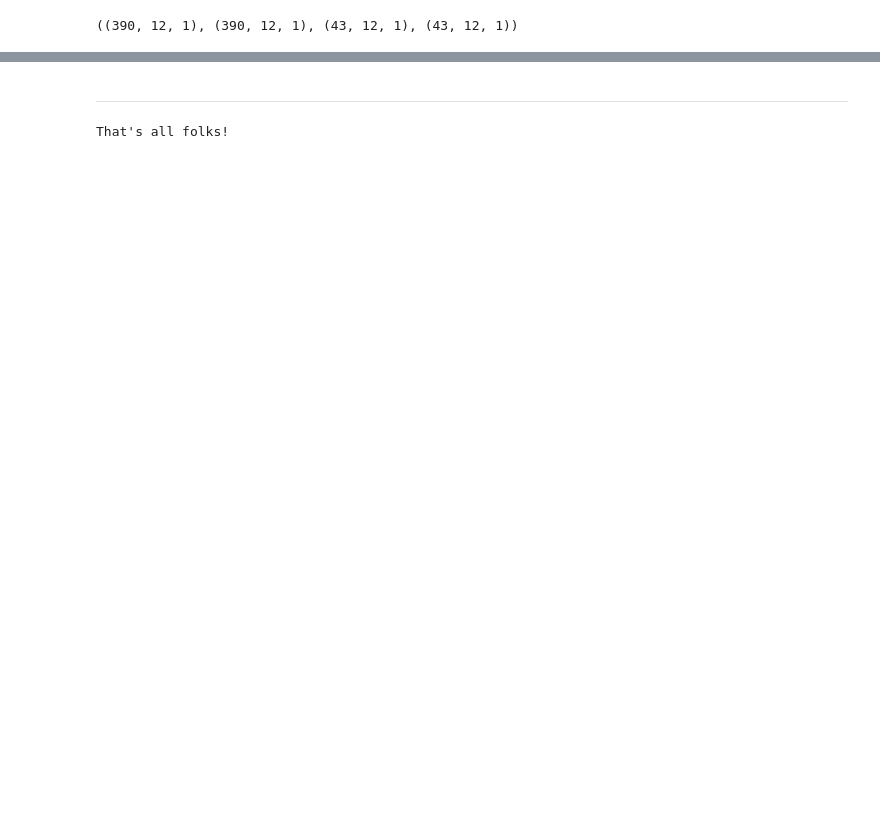
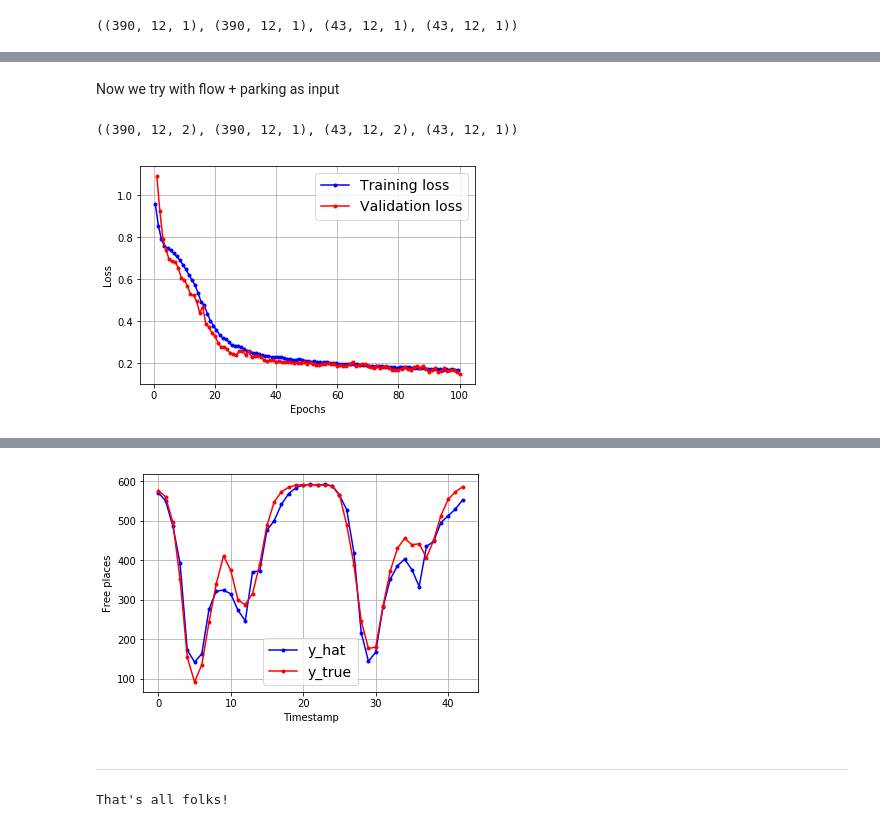
Before and after one commit to fterroso/mobility_murcia_umu_ucam, a Jupyter notebook: 06_prediction_with_DNN.ipynb, the cells around one changed output, grey strips where cells are left out. Saved outputs shown, nothing was run; the diff lists cells and outputs as text; code cells hidden in the pictures; blank space fills up the shorter version.

```diff
--- a/06_prediction_with_DNN.ipynb
+++ b/06_prediction_with_DNN.ipynb
@@ -170,6 +203,21 @@ def generate_train_test(zone_parking, subflow, prev_hours, T=1, fun =1, tr= 0.9)
     X_train, y_train = ts[:n_series_training,:n_steps], ts[:n_series_training, -1]
     X_valid, y_valid = ts[n_series_training:,:n_steps], ts[n_series_training:, -1]
     return X_train, y_train, X_valid, y_valid
+# %%
+def generate_train_test_for_rnn(zone_parking, subflow, prev_hours, T=1, fun =1, tr= 0.9):
+    if(fun==1):
+        X,Y = generate_time_series_for_rnn_fn(zone_parking, subflow, n_steps, T_)
+    else:
+        X,Y = generate_time_series_for_rnn_fn2(zone_parking, subflow, n_steps, T_)
+
+    n_train_samples = round(X.shape[0] * tr)
+    X_train = X[:n_train_samples]
+    y_train = Y[:n_train_samples]
+
+    X_valid = X[n_train_samples:]
+    y_valid = Y[n_train_samples:]
+
+    return X_train, y_train, X_valid, y_valid
 # %% [markdown]
 ## Test DNN models
 # %%
@@ -331,2 +348,27 @@ MAE: 69.832, MSE: 7090.203, RMSE: 84.203, CVRMSE: 19.781, MAPE: 25.783
 # %% [markdown]
 ###  GRU model
+# %%
+def gru_model(X_train, y_train, X_valid, y_valid, fun=1):
+    np.random.seed(42)
+    tf.random.set_seed(42)
+
+    model_gru = keras.models.Sequential([
+        keras.layers.LSTM(20, return_sequences=True,  input_shape=[None, fun]),
+        keras.layers.LSTM(20, return_sequences=True),
+        keras.layers.TimeDistributed(keras.layers.Dense(10)),
+        keras.layers.Dense(1)
+    ])
+
+    model_gru.compile(loss="mse", optimizer="adam")
+    history = model_gru.fit(X_train, y_train, verbose=0, epochs=100, validation_data=(X_valid, y_valid))
+
+    plot_learning_curves(history.history["loss"], history.history["val_loss"])
+    plt.show()
+
+    y_hat = model_gru.predict(X_valid)
+
+    mae_, mse_, rmse_, cvrmse_, mape_ = compute_metrics_fn(y_valid[:,-1].reshape(-1,), y_hat[:,-1].reshape(-1,), scaler_parking)
+
+    print('MAE: {:.3f}, MSE: {:.3f}, RMSE: {:.3f}, CVRMSE: {:.3f}, MAPE: {:.3f}'.format(mae_, mse_, rmse_, cvrmse_, mape_))
+
+    plot_prediction_vs_groundtruth_fn(y_valid, y_hat)
@@ -408,0 +389,12 @@ plot_prediction_vs_groundtruth_fn(y_valid, y_hat)
+# %% [markdown]
+Now we try with flow + parking as input
+# %%
+X_train, y_train, X_valid, y_valid= generate_train_test_for_rnn(parking_scaled_df, flow_scaled_df, 12, T=1, fun=2)
+# %%
+X_train.shape, y_train.shape, X_valid.shape, y_valid.shape
+# %% [output]
+((390, 12, 2), (390, 12, 1), (43, 12, 2), (43, 12, 1))
+# %%
+gru_model(X_train, y_train, X_valid, y_valid, 2)
+# %% [output]
+[figure, added]
@@ -409,3 +403,4 @@ plot_prediction_vs_groundtruth_fn(y_valid, y_hat)
+[figure, added]
 # %% [markdown]
 ------------------------------------
 # %%
```
Also changed, not shown: parts of 20 cells of this notebook.
